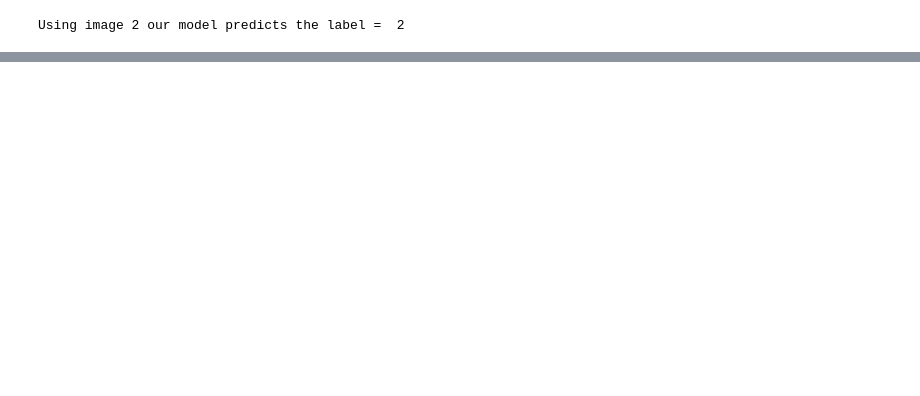
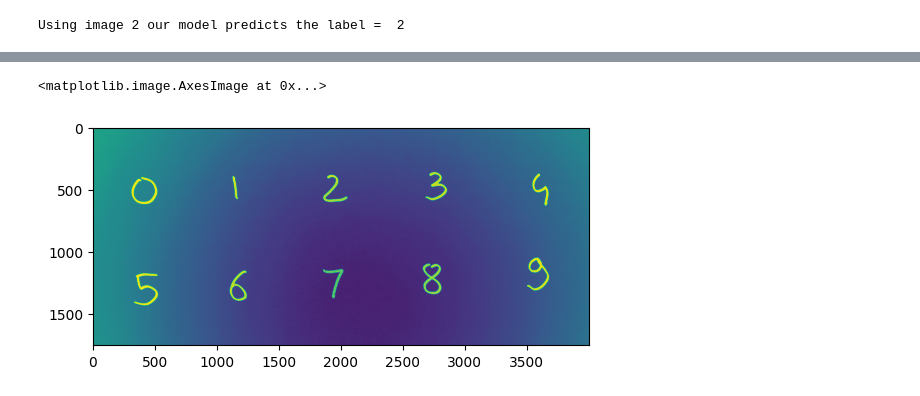
Before and after one commit to Hatchi-Kin/01-09_tensorflow_mnist, a Jupyter notebook: mnist_tensorflow.ipynb, the cells around one changed output, grey strips where cells are left out. Drawn from its saved outputs; the diff is of its cells as text; code cells hidden in the pictures; blank space fills up the shorter version.

```diff
--- a/mnist_tensorflow.ipynb
+++ b/mnist_tensorflow.ipynb
@@ -223,0 +226,11 @@ Using image 6 our model predicts the label =  6
+# %%
+# Load the image in grayscale
+mine = cv2.imread('mine.jpg', cv2.IMREAD_GRAYSCALE)
+
+# Invert the colors
+mine = cv2.bitwise_not(mine)
+
+plt.imshow(mine)
+# %% [output]
+<matplotlib.image.AxesImage at 0x...>
+[figure, added]
```
Also changed, not shown: parts of 10 cells of this notebook, 1 other file.
